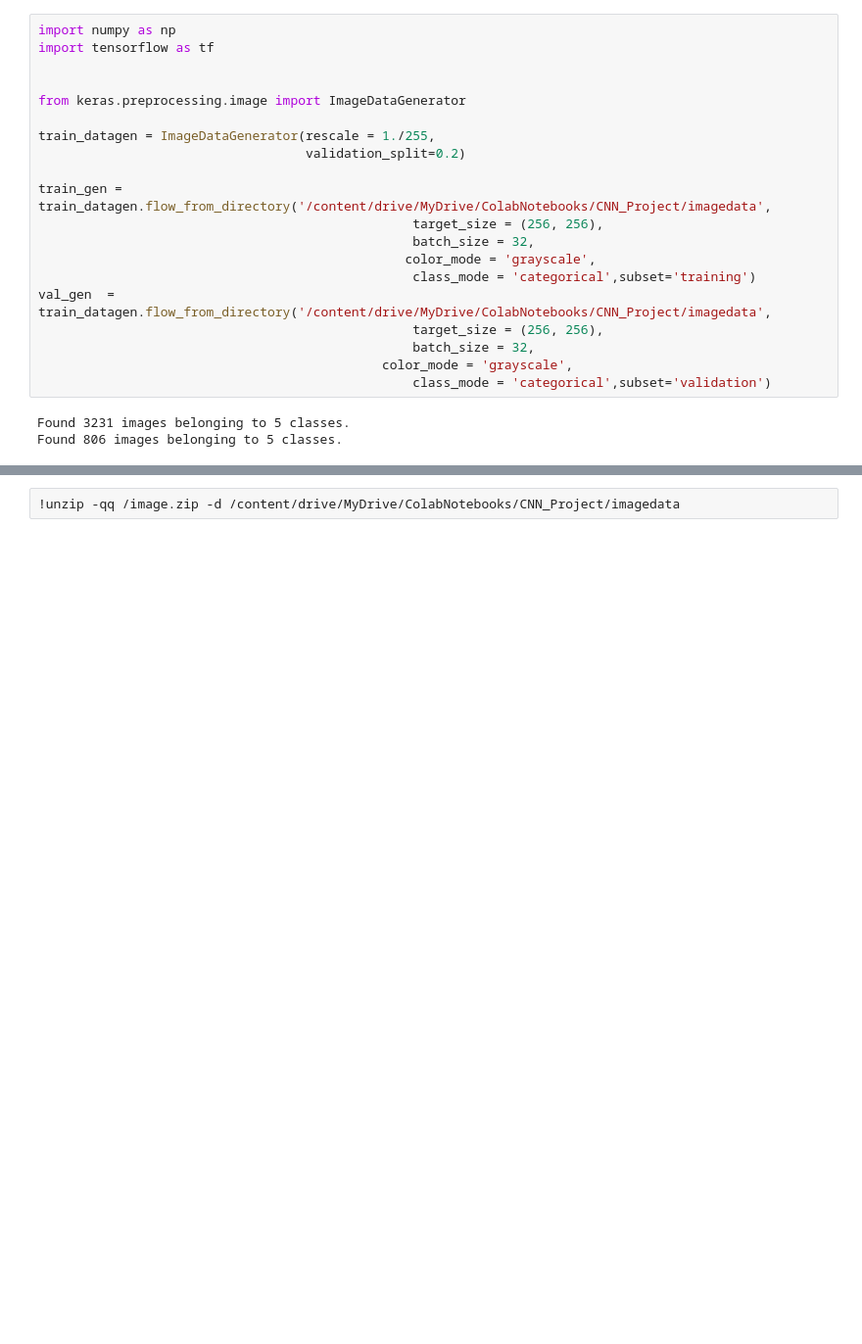
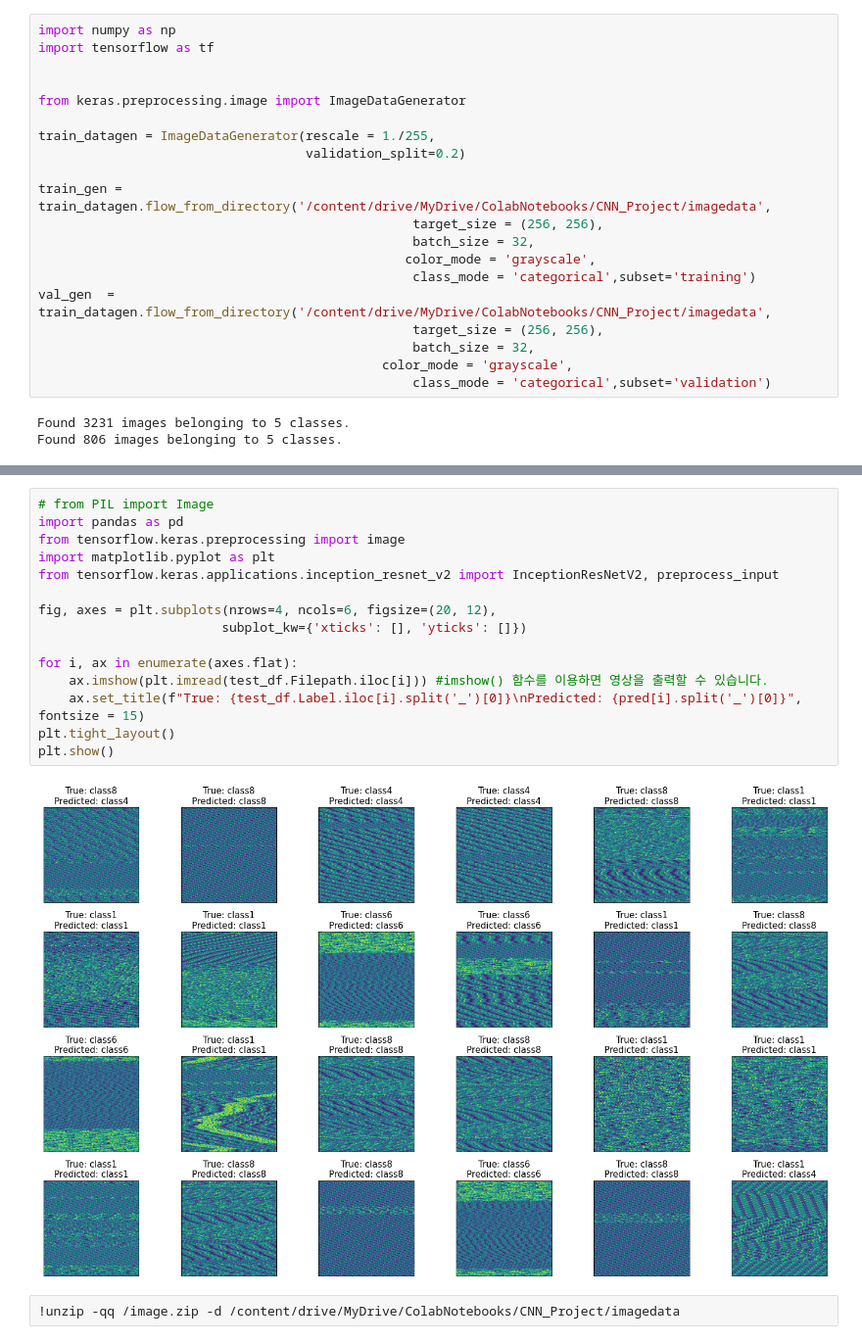
Before and after one commit to Lee-Song-Ha/CNN_project, a Jupyter notebook: seyiCNN.ipynb, the cells around one changed output, grey strips where cells are left out. Shown at 98% size. Cells and saved outputs as stored; diff of their text form; blank space fills up the shorter version.

```diff
--- a/seyiCNN.ipynb
+++ b/seyiCNN.ipynb
@@ -184,2 +476,19 @@ Epoch 10/10
+# %%
+# from PIL import Image
+import pandas as pd
+from tensorflow.keras.preprocessing import image
+import matplotlib.pyplot as plt
+from tensorflow.keras.applications.inception_resnet_v2 import InceptionResNetV2, preprocess_input
+
+fig, axes = plt.subplots(nrows=4, ncols=6, figsize=(20, 12),
+                        subplot_kw={'xticks': [], 'yticks': []})
+
+for i, ax in enumerate(axes.flat):
+    ax.imshow(plt.imread(test_df.Filepath.iloc[i])) #imshow() 함수를 이용하면 영상을 출력할 수 있습니다.
+    ax.set_title(f"True: {test_df.Label.iloc[i].split('_')[0]}\nPredicted: {pred[i].split('_')[0]}", fontsize = 15)
+plt.tight_layout()
+plt.show()
+# %% [output]
+[figure, added]
 # %%
 !unzip -qq /image.zip -d /content/drive/MyDrive/ColabNotebooks/CNN_Project/imagedata
```
Also changed, not shown: parts of 8 cells of this notebook.
